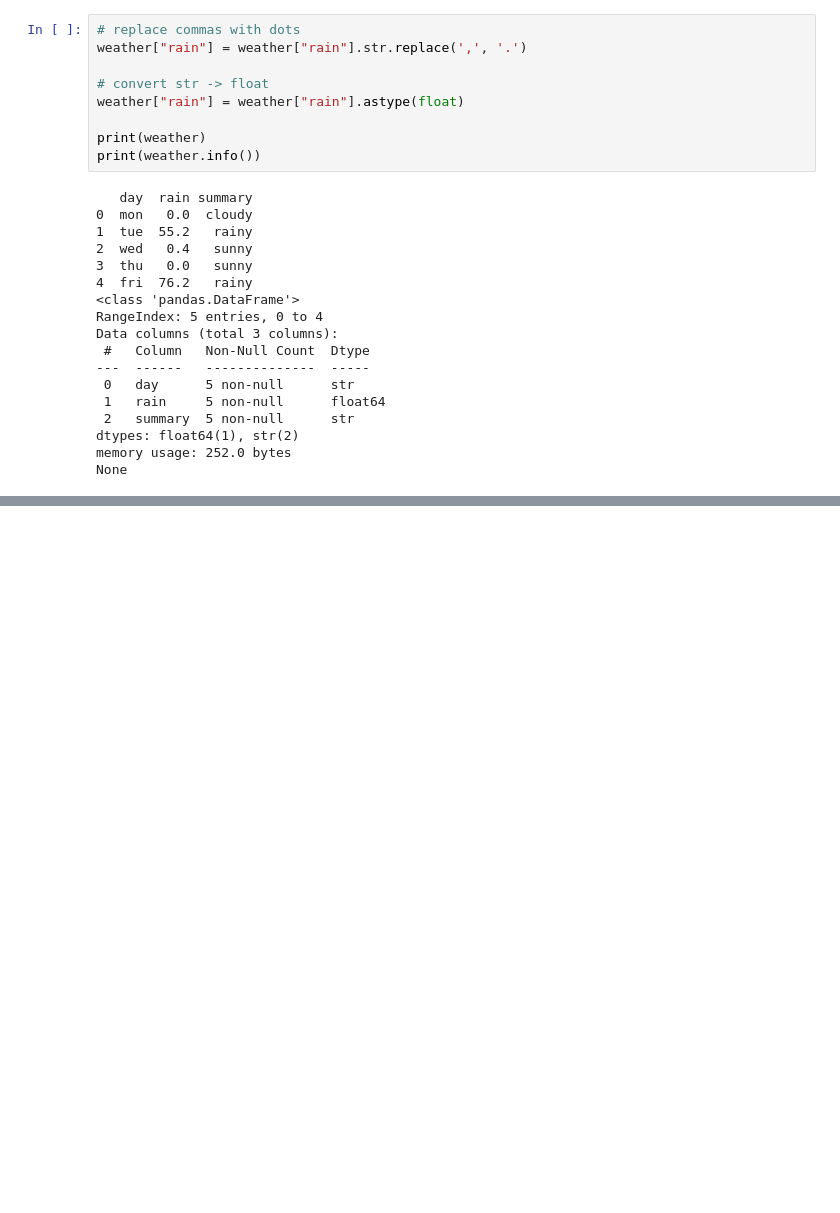
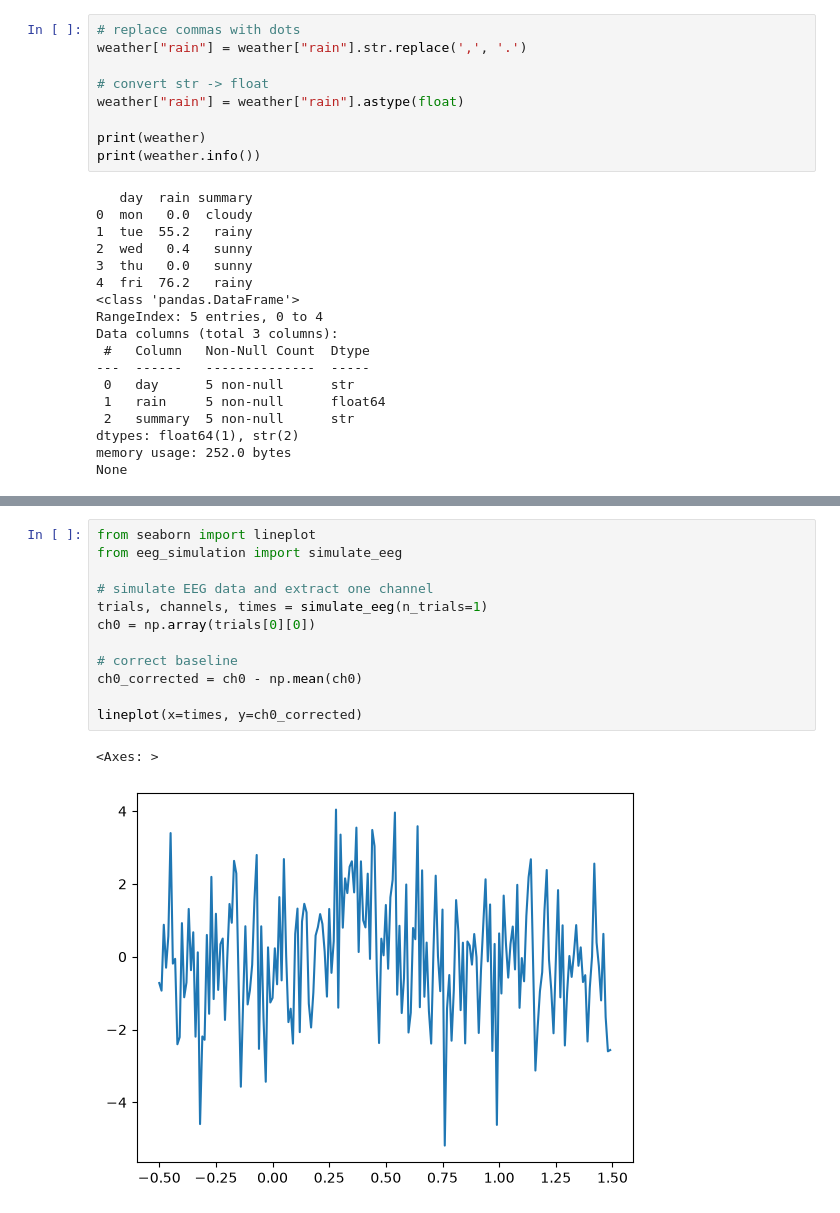
Before and after one commit to wunderwald/Python_Workshop, a Jupyter notebook: temp.ipynb, the cells around one changed output, grey strips where cells are left out. Saved outputs shown, nothing was run; the diff lists cells and outputs as text; blank space fills up the shorter version.

```diff
--- a/temp.ipynb
+++ b/temp.ipynb
@@ -558,0 +609,15 @@ None
+# %%
+from seaborn import lineplot
+from eeg_simulation import simulate_eeg
+
+# simulate EEG data and extract one channel
+trials, channels, times = simulate_eeg(n_trials=1)
+ch0 = np.array(trials[0][0])
+
+# correct baseline
+ch0_corrected = ch0 - np.mean(ch0)
+
+lineplot(x=times, y=ch0_corrected)
+# %% [output]
+<Axes: >
+[figure, added]
```
Also changed, not shown: parts of 8 cells of this notebook, 1 other file.
